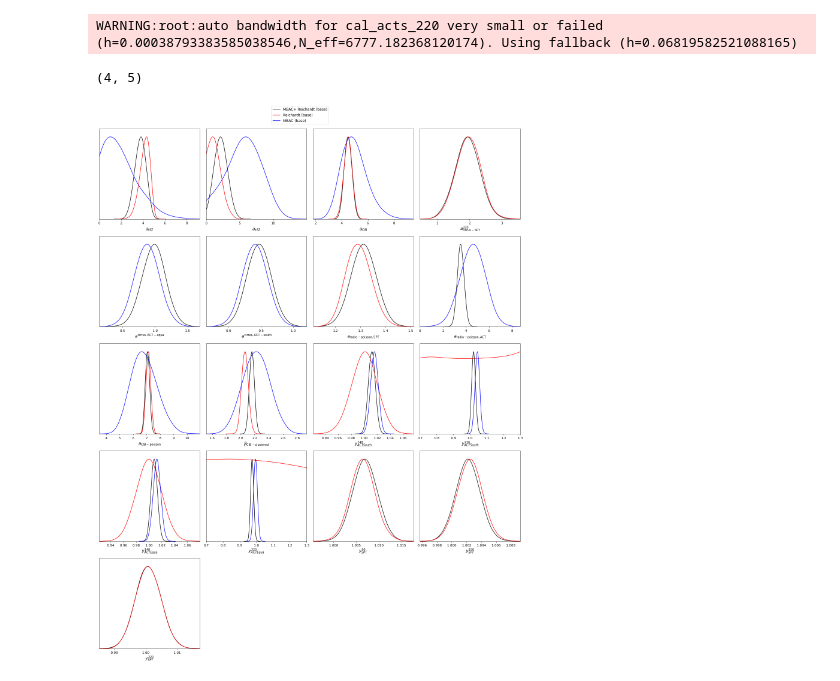
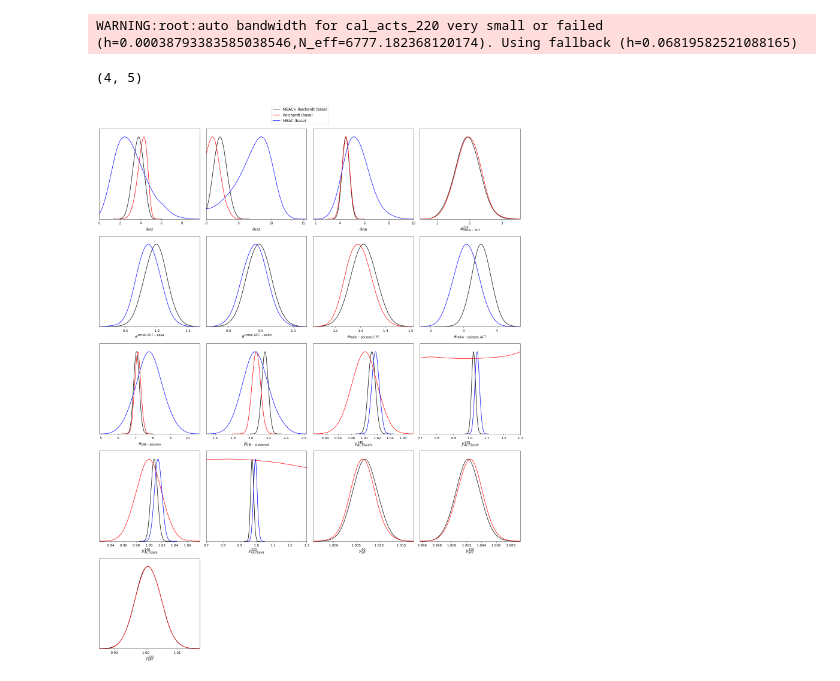
Before and after one commit to beringueb/DR6_fgmodels, a Jupyter notebook: notebooks/Plots_dr6.ipynb, the cells around one changed output. Saved outputs shown, nothing was run; the diff lists cells and outputs as text; code cells hidden in the pictures.

Commit message:
Prior on SZxCIB.

```diff
--- a/notebooks/Plots_dr6.ipynb
+++ b/notebooks/Plots_dr6.ipynb
@@ -4,19 +4,19 @@ import matplotlib.pyplot as plt
 %matplotlib inline
 # %%
 samples_r_base = loadMCSamples("../DR6_modelling_base/outputs/chains/reichardt", settings={'ignore_rows':0.3})
-samples_a_base = loadMCSamples("../DR6_modelling_base/outputs/chains/MBAC", settings={'ignore_rows':0.3})
+samples_a_base = loadMCSamples("../DR6_modelling_base/outputs/chains/MBAC_prior", settings={'ignore_rows':0.3})
 samples_ar_base = loadMCSamples("../DR6_modelling_base/outputs/chains/MBAC_reichardt", settings={'ignore_rows':0.3})
 
 params = ['a_tSZ', 'a_kSZ','a_CIB','a_gtt_spt', 'a_gtt_ae', 'a_gtt_as',
           'a_r_s', 'a_r_a', 'a_CIBp','beta_c', 'cal_acts_148', 'cal_acts_220',
           'cal_acte_148', 'cal_acte_220','cal_sptr_90','cal_sptr_150','cal_sptr_220']
 
 g = plots.get_subplot_plotter(width_inch=20)
 g.plots_1d([samples_ar_base, samples_r_base, samples_a_base],
            params, nx=4, legend_labels=["MBAC+ Reichardt (base)",
                                         "Reichardt (base)",
                                         "MBAC (base)"])
 # %% [output]
 WARNING:root:auto bandwidth for cal_acts_220 very small or failed (h=0.00038793383585038546,N_eff=6777.182368120174). Using fallback (h=0.06819582521088165)
 (4, 5)
-[figure, old version]
+[figure, new version]
```
Also changed, not shown: parts of 6 cells of this notebook, 16 other files.
